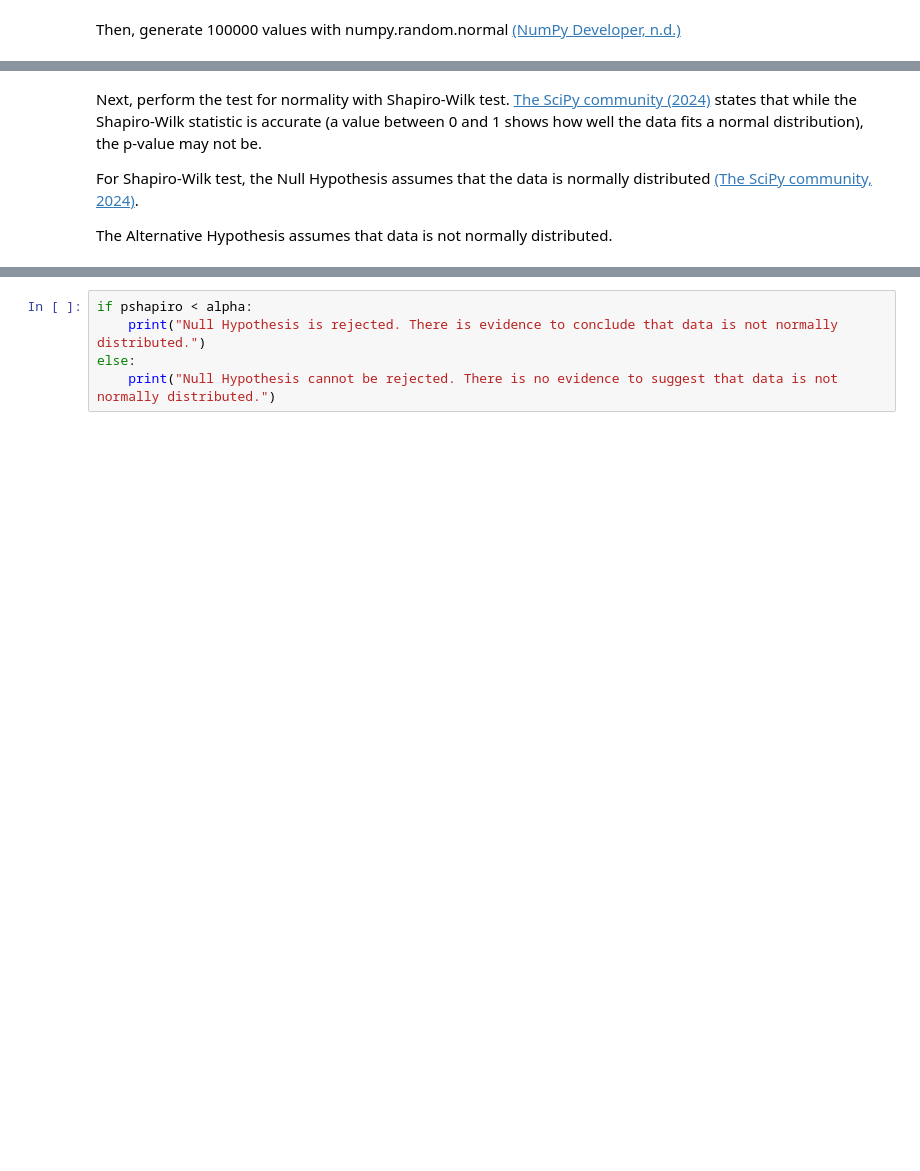
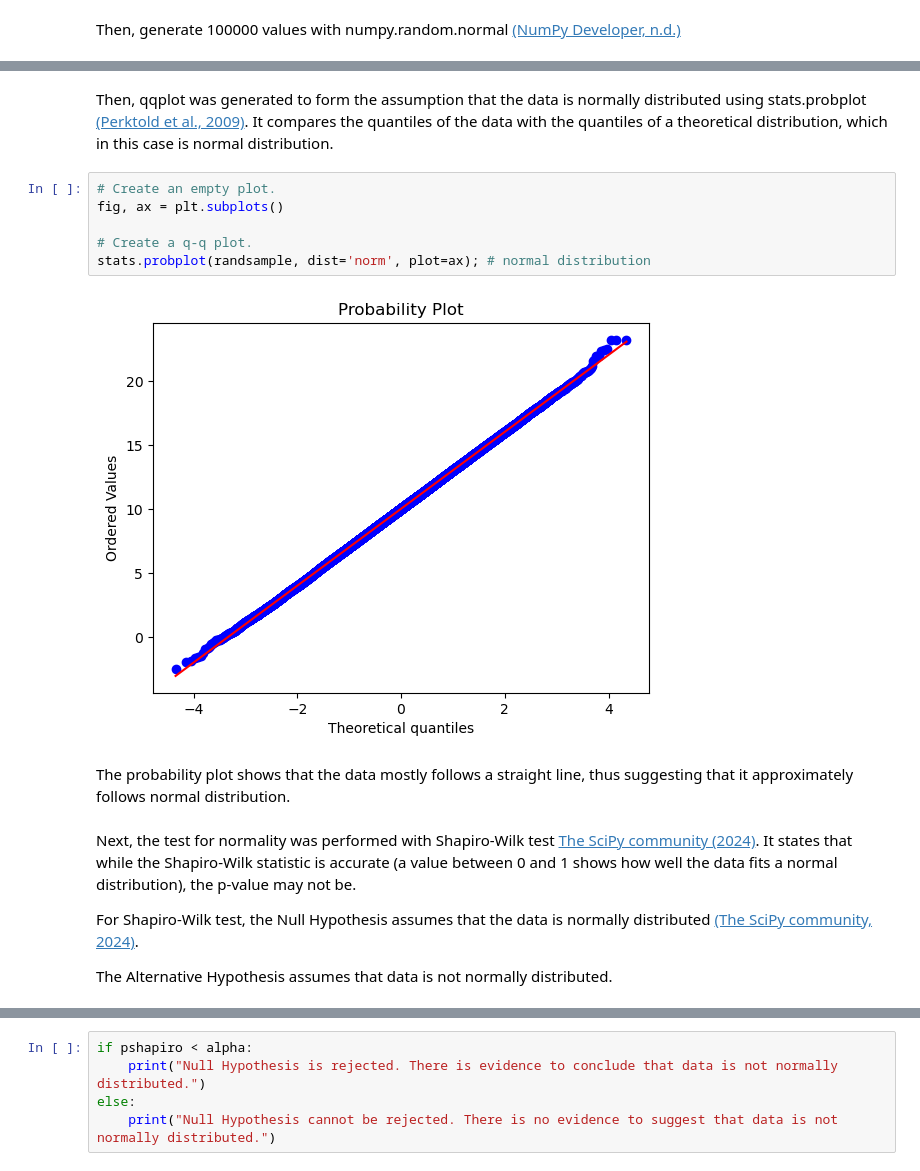
Before and after one commit to nurbujang/asappstatw24, a Jupyter notebook: tasks.ipynb, the cells around one changed output, grey strips where cells are left out. Saved outputs shown, nothing was run; the diff lists cells and outputs as text; blank space fills up the shorter version.

Commit message:
qq, shapiro

```diff
--- a/tasks.ipynb
+++ b/tasks.ipynb
@@ -178,5 +180,17 @@ array([13.934323  , 15.98096884, 10.55137064, ..., 13.06238106,
+# %% [markdown]
+Then, qqplot was generated to form the assumption that the data is normally distributed using stats.probplot <a href="https://www.statsmodels.org/stable/generated/statsmodels.graphics.gofplots.qqplot.html">(Perktold et al., 2009)</a>. It compares the quantiles of the data with the quantiles of a theoretical distribution, which in this case is normal distribution.
+# %%
+# Create an empty plot.
+fig, ax = plt.subplots()
+
+# Create a q-q plot.
+stats.probplot(randsample, dist='norm', plot=ax); # normal distribution
+# %% [output]
+[figure, added]
+# %% [markdown]
+The probability plot shows that the data mostly follows a straight line, thus suggesting that it approximately follows normal distribution.
 # %% [markdown]
-Next, perform the test for normality with Shapiro-Wilk test. <a href="https://scipy.github.io/devdocs/reference/generated/scipy.stats.shapiro.html">The SciPy community (2024)</a> states that while the Shapiro-Wilk statistic is accurate (a value between 0 and 1 shows how well the data fits a normal distribution), the p-value may not be.
+Next, the test for normality was performed with Shapiro-Wilk test <a href="https://scipy.github.io/devdocs/reference/generated/scipy.stats.shapiro.html">The SciPy community (2024)</a>. It states that while the Shapiro-Wilk statistic is accurate (a value between 0 and 1 shows how well the data fits a normal distribution), the p-value may not be.
 
 For Shapiro-Wilk test, the Null Hypothesis assumes that the data is normally distributed <a href="https://scipy.github.io/devdocs/reference/generated/scipy.stats.shapiro.html">(The SciPy community, 2024)</a>.
 
```
Also changed, not shown: parts of 9 cells of this notebook, 1 other file.
